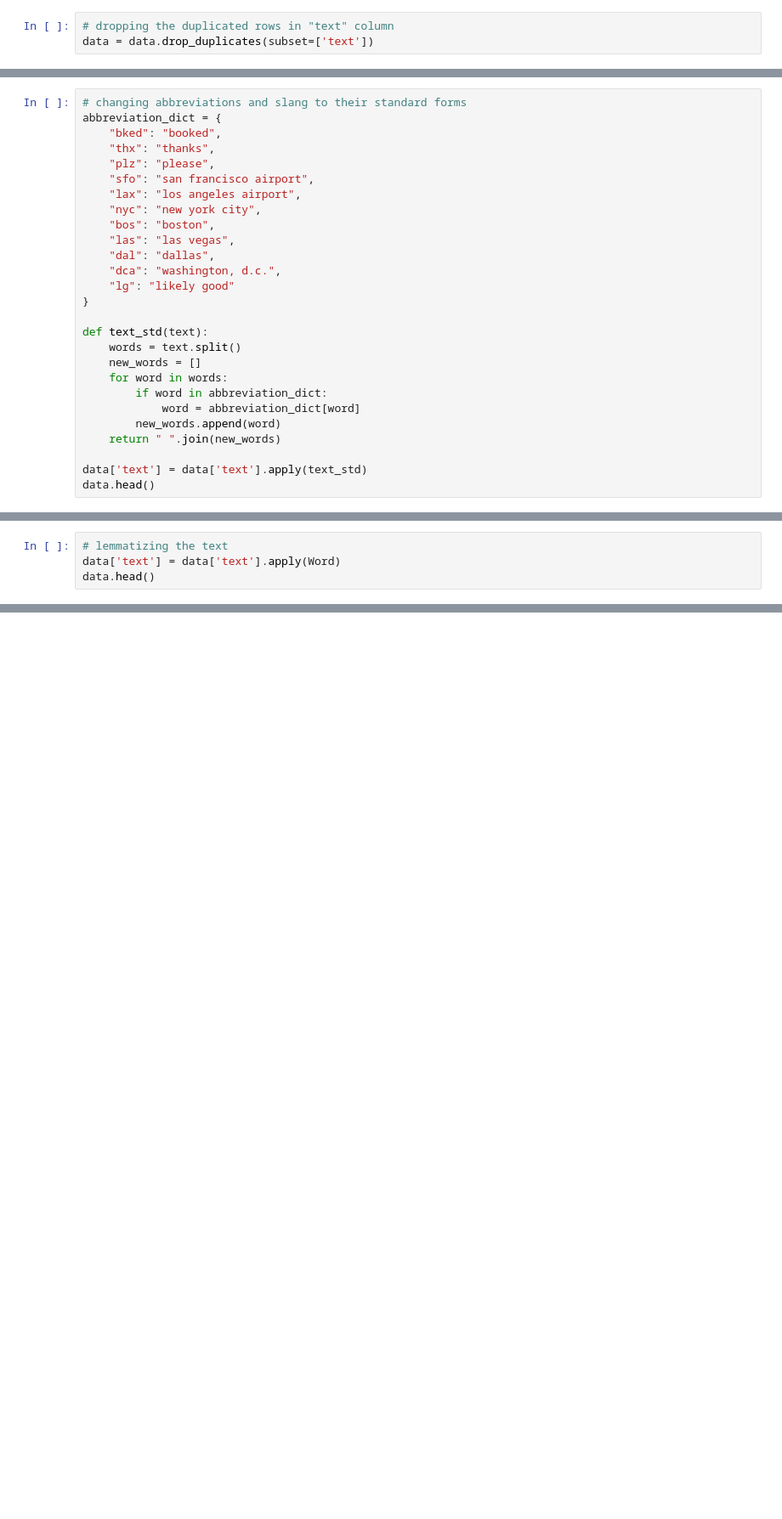
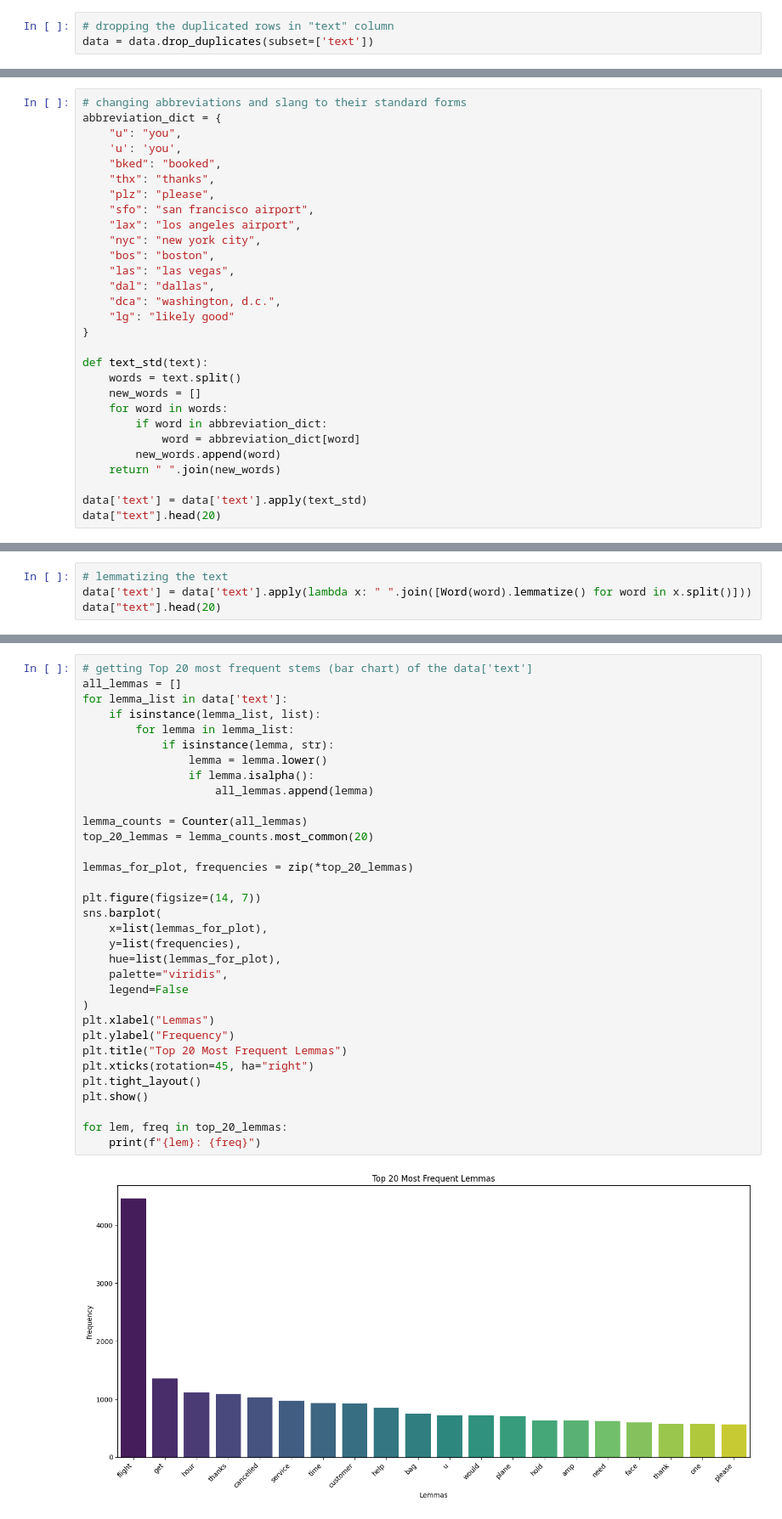
Before and after one commit to ThisIsMrIsmail/twitter-us-airline-sentiment-analysis, a Jupyter notebook: notebooks/preprocessing/preprocessing.ipynb, the cells around one changed output, grey strips where cells are left out. Shown at 85% size. Cells and saved outputs as stored; diff of their text form; blank space fills up the shorter version.

```diff
--- a/notebooks/preprocessing/preprocessing.ipynb
+++ b/notebooks/preprocessing/preprocessing.ipynb
@@ -76,6 +179,8 @@ data.head()
 # %%
 # changing abbreviations and slang to their standard forms
 abbreviation_dict = {
+    "u": "you",
+    'u': 'you',
     "bked": "booked",
     "thx": "thanks",
     "plz": "please",
@@ -99,4 +204,4 @@ def text_std(text):
     return " ".join(new_words)
 
 data['text'] = data['text'].apply(text_std)
-data.head()
+data["text"].head(20)
@@ -200,4 +400,4 @@ data.head()
 # %%
 # lemmatizing the text
-data['text'] = data['text'].apply(Word)
-data.head()
+data['text'] = data['text'].apply(lambda x: " ".join([Word(word).lemmatize() for word in x.split()]))
+data["text"].head(20)
@@ -203,0 +457,35 @@ data.head()
+# %%
+# getting Top 20 most frequent stems (bar chart) of the data['text']
+all_lemmas = []
+for lemma_list in data['text']:
+    if isinstance(lemma_list, list):
+        for lemma in lemma_list:
+            if isinstance(lemma, str):
+                lemma = lemma.lower()
+                if lemma.isalpha():
+                    all_lemmas.append(lemma)
+
+lemma_counts = Counter(all_lemmas)
+top_20_lemmas = lemma_counts.most_common(20)
+
+lemmas_for_plot, frequencies = zip(*top_20_lemmas)
+
+plt.figure(figsize=(14, 7))
+sns.barplot(
+    x=list(lemmas_for_plot),
+    y=list(frequencies),
+    hue=list(lemmas_for_plot),
+    palette="viridis",
+    legend=False
+)
+plt.xlabel("Lemmas")
+plt.ylabel("Frequency")
+plt.title("Top 20 Most Frequent Lemmas")
+plt.xticks(rotation=45, ha="right")
+plt.tight_layout()
+plt.show()
+
+for lem, freq in top_20_lemmas:
+    print(f"{lem}: {freq}")
+# %% [output]
+[figure, added]
```
Also changed, not shown: parts of 28 cells of this notebook.
